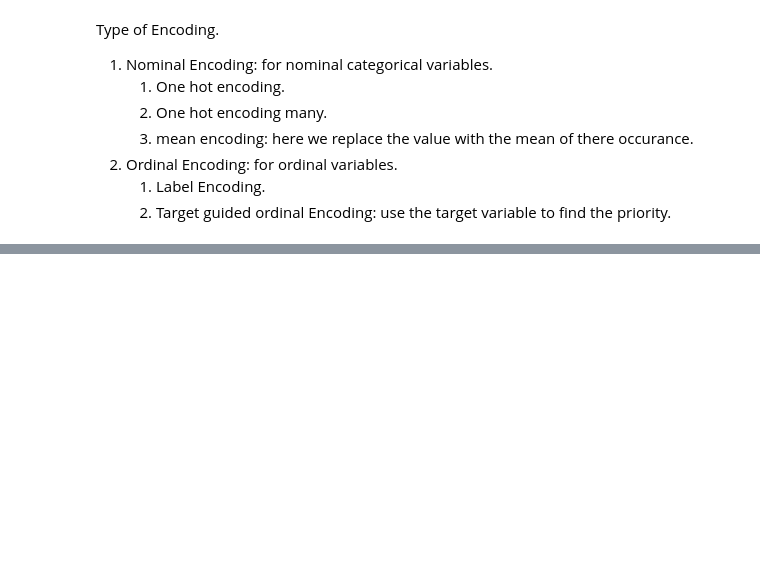
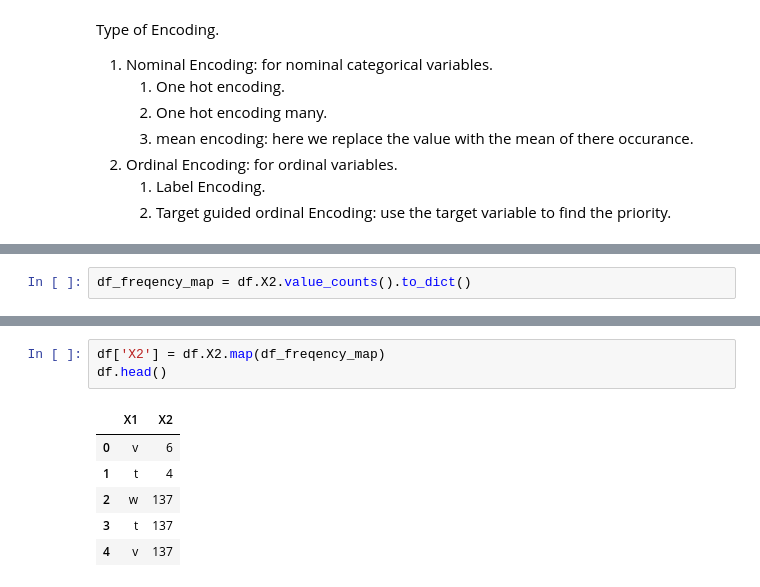
Before and after one commit to PankajR1998/Feature-Engineering, a Jupyter notebook: Feature_Engineering.ipynb, the cells around one changed output, grey strips where cells are left out. Saved outputs shown, nothing was run; the diff lists cells and outputs as text; blank space fills up the shorter version.

```diff
--- a/Feature_Engineering.ipynb
+++ b/Feature_Engineering.ipynb
@@ -145,0 +256,2 @@ Type of Encoding.
+# %%
+df_freqency_map = df.X2.value_counts().to_dict()
@@ -145,0 +267,10 @@ Type of Encoding.
+# %%
+df['X2'] = df.X2.map(df_freqency_map)
+df.head()
+# %% [output]
+|  | X1 | X2 |
+| 0 | v | 6 |
+| 1 | t | 4 |
+| 2 | w | 137 |
+| 3 | t | 137 |
+| 4 | v | 137 |
```
Also changed, not shown: parts of 21 cells of this notebook, 1 other file.
